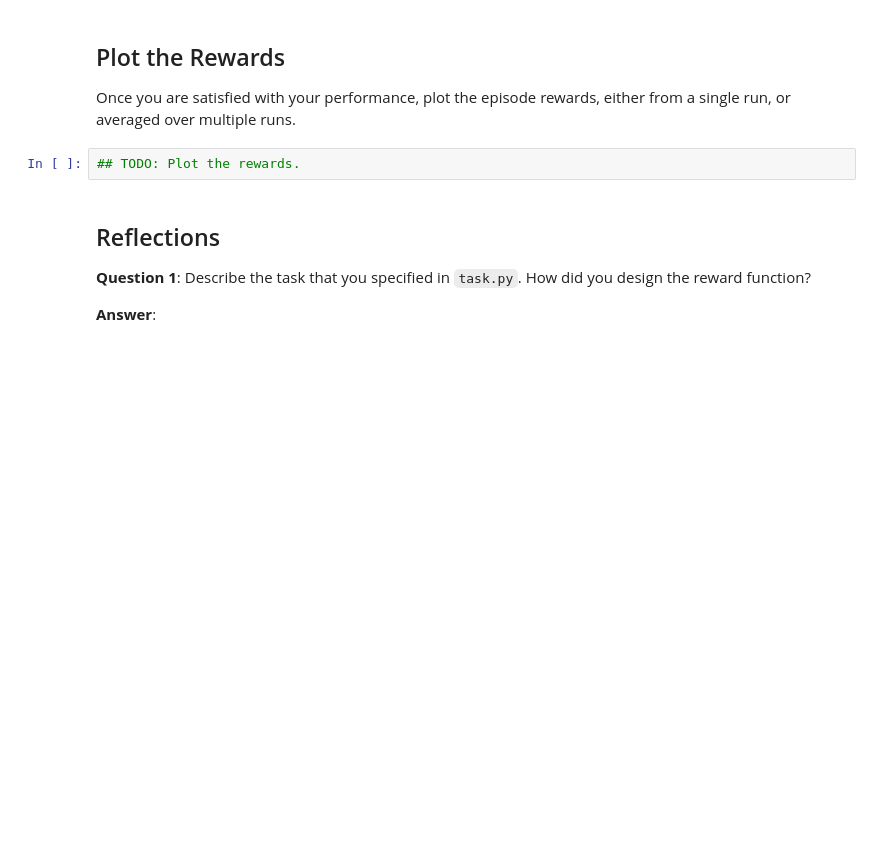
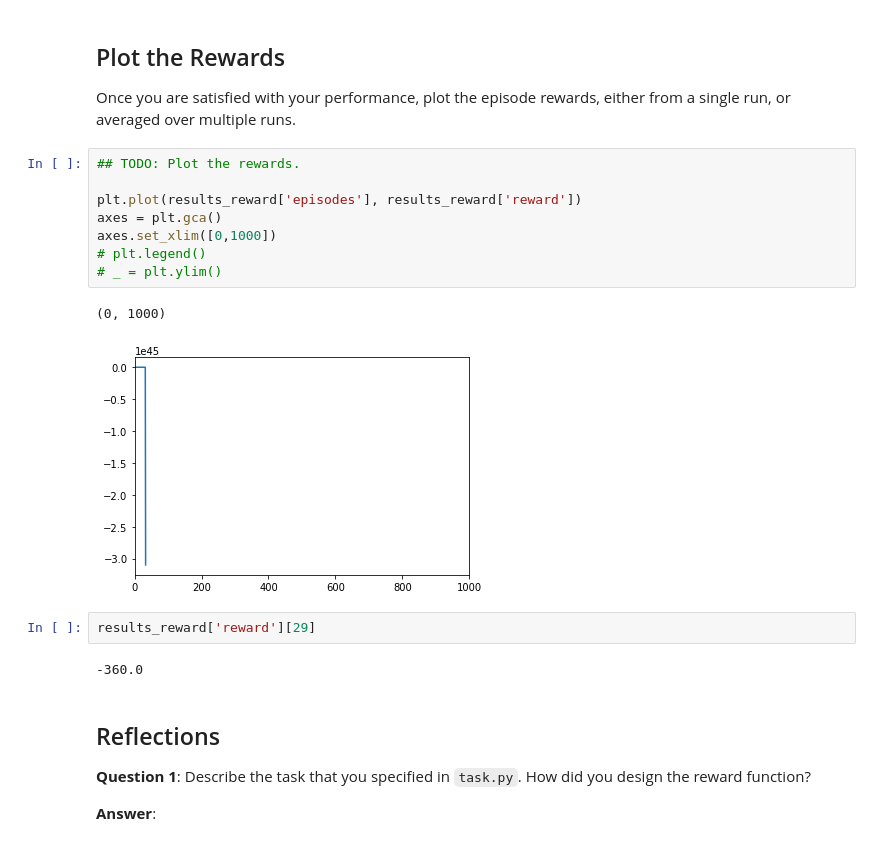
Before and after one commit to hidehiro98/RL-Quadcopter-2, a Jupyter notebook: Quadcopter_Project.ipynb, the cells around one changed output. Cells and saved outputs as stored; diff of their text form; blank space fills up the shorter version.

```diff
--- a/Quadcopter_Project.ipynb
+++ b/Quadcopter_Project.ipynb
@@ -254,8 +312,21 @@ with open(file_output, 'w') as csvfile:
 ## Plot the Rewards
 
 Once you are satisfied with your performance, plot the episode rewards, either from a single run, or averaged over multiple runs.
-# %%
-## TODO: Plot the rewards.
+# %%
+## TODO: Plot the rewards.
+
+plt.plot(results_reward['episodes'], results_reward['reward'])
+axes = plt.gca()
+axes.set_xlim([0,1000])
+# plt.legend()
+# _ = plt.ylim()
+# %% [output]
+(0, 1000)
+[figure, added]
+# %%
+results_reward['reward'][29]
+# %% [output]
+-360.0
 # %% [markdown]
 ## Reflections
 
```
Also changed, not shown: parts of 1 cell of this notebook, 4 other files.
